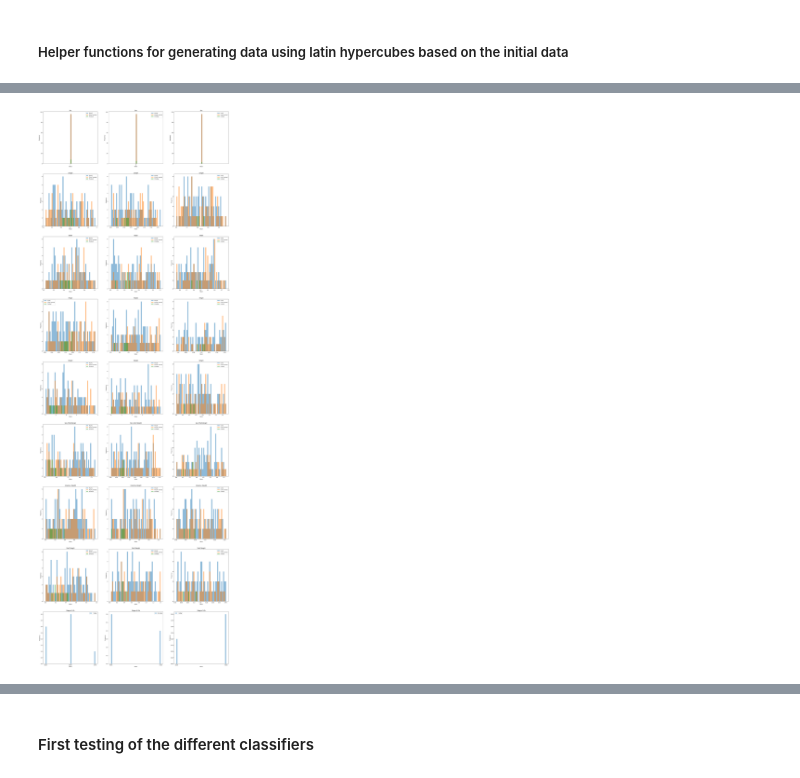
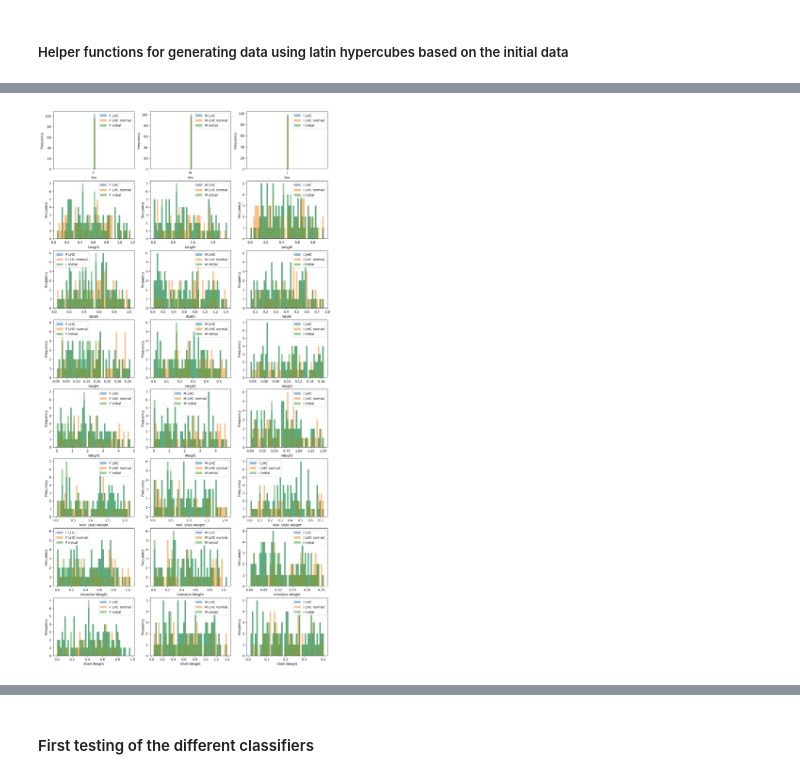
Before and after one commit to Liphip/e2ml, a Jupyter notebook: notebooks/13_final_exercise.ipynb, the cells around one changed output, grey strips where cells are left out. Saved outputs shown, nothing was run; the diff lists cells and outputs as text; code cells hidden in the pictures.

Commit message:
add data request for period 2

```diff
--- a/notebooks/13_final_exercise.ipynb
+++ b/notebooks/13_final_exercise.ipynb
@@ -467,18 +502,21 @@ max            0.258118      0.404540
 # %%
-def plot_samples(*samples, titles=None, initiaL_data=False):
+def plot_samples(*samples, titles=None, initiaL_data=False, include_stage_of_life=False):
     """
     Plots the samples of the features of the initial data and the data request
     """
-    feature_count = len(initial_molluscs_data.columns)
-    fig, axs = plt.subplots(feature_count, 3, figsize=(30, 90))
+    feature_count = len(initial_molluscs_data.columns) - 1 if not include_stage_of_life else len(initial_molluscs_data.columns)
+    fig, axs = plt.subplots(feature_count, 3, figsize=(15, 30))
 
-    for idx, feature in enumerate(initial_molluscs_data.columns):
+    if titles is None:
+        titles = []
+    titles = titles + ["Sample {}".format(i) for i in range(len(titles), len(samples))]
+
+    for idx, feature in enumerate(initial_molluscs_data.columns if include_stage_of_life else initial_molluscs_data.columns.drop("Stage of Life")):
         label = ["Female", "Male", "Indeterminate"]
-        titles = titles + ["Sample {}".format(i) for i in range(len(titles), len(samples))]
         for i_idx, sex in enumerate(["F", "M", "I"]):
             bins = 50
             ax = axs[idx, i_idx]
-            if feature != "Stage of Life":
+            if feature != "Stage of Life" or include_stage_of_life:
                 for j_idx, sample in enumerate(samples):
                     (n, bins, patches) = ax.hist(
                         sample[sex][feature],
@@ -488,36 +526,36 @@ def plot_samples(*samples, titles=None, initiaL_data=False):
                     ) if bins is None else ax.hist(
                         sample[sex][feature],
                         alpha=0.5,
                         stacked=True,
                         label=(sex + " " + titles[j_idx]),
                         bins = bins
                     )
 
 
             if initiaL_data:
                 ax.hist(
                     molluscs_data_dict[sex][feature],
                     alpha=0.5,
                     stacked=True,
                     label=(sex + " initial"),
                     bins=bins,
                 ) if bins is not None else ax.hist(
                     molluscs_data_dict[sex][feature],
                     alpha=0.5,
                     stacked=True,
                     label=(sex + " initial"),
                 )
 
-            ax.set_title(feature)
-            ax.set_xlabel("Value")
+            #ax.set_title(feature)
+            ax.set_xlabel(feature)
             ax.set_ylabel("Frequency")
             ax.legend()
             #ax.set_yscale("log")
     plt.show()
 
 plot_samples(data_req_period_1_dict, data_req_period_1_norm_dict, titles=["LHC", "LHC normal"], initiaL_data=True)
 # %% [output]
-[figure, old version]
+[figure, new version]
 # %%
 # Calculate the mean and standard deviation for each feature for each Sex in the data request
 
```
Also changed, not shown: parts of 25 cells of this notebook, 1 other file.
